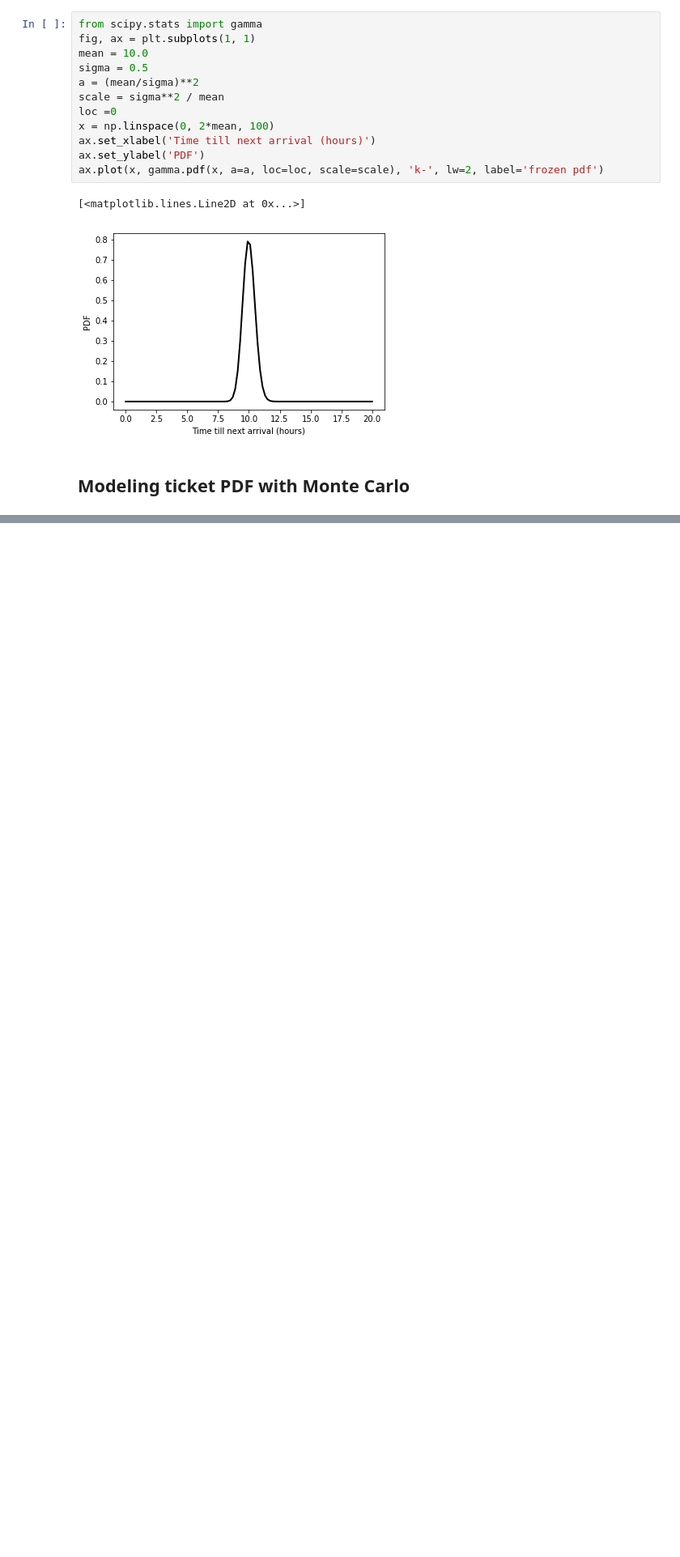
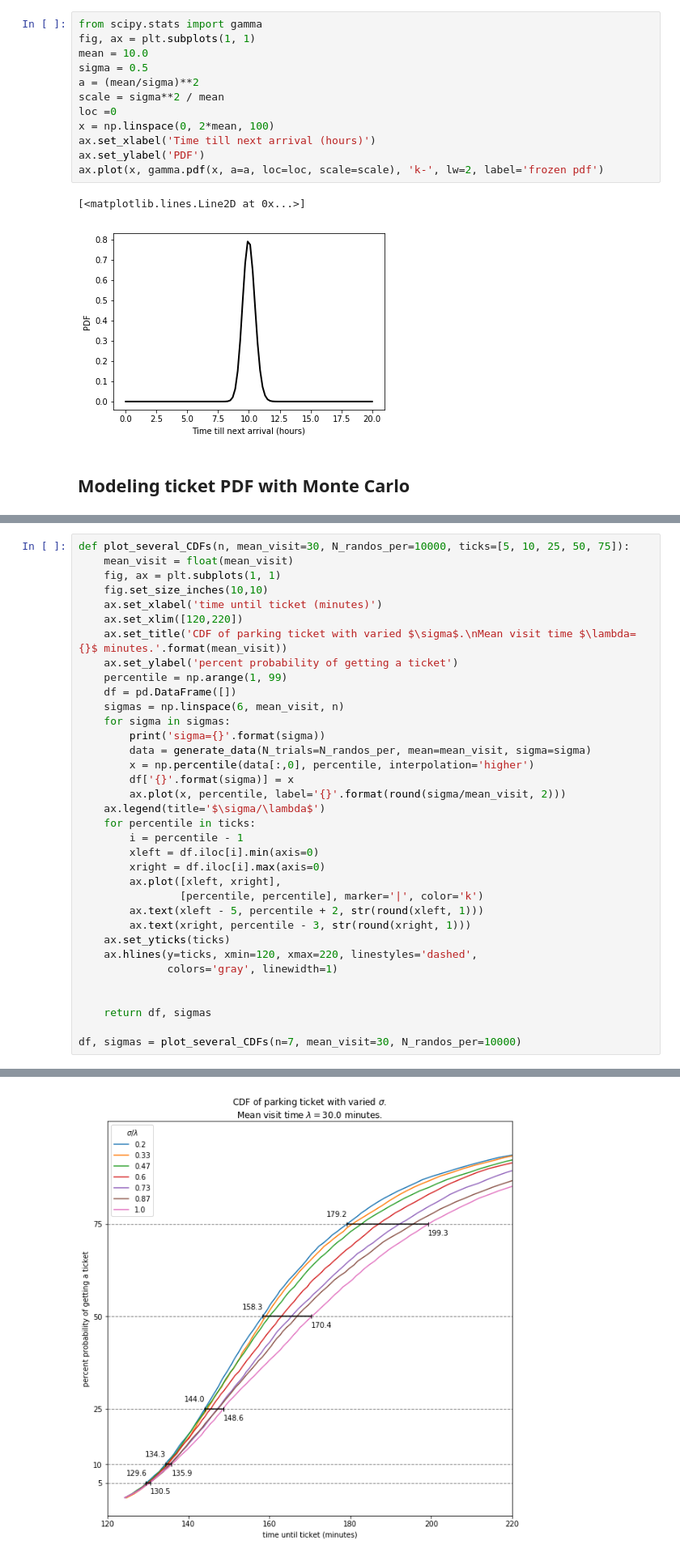
Before and after one commit to adeich/little_sci_comp_projects, a Jupyter notebook: Modeling getting a parking ticket.ipynb, the cells around one changed output, grey strips where cells are left out. Shown at 81% size. Drawn from its saved outputs; the diff is of its cells as text; blank space fills up the shorter version.

```diff
--- a/Modeling getting a parking ticket.ipynb
+++ b/Modeling getting a parking ticket.ipynb
@@ -213,0 +193,36 @@ compute_percentiles(data)
+# %%
+def plot_several_CDFs(n, mean_visit=30, N_randos_per=10000, ticks=[5, 10, 25, 50, 75]):
+    mean_visit = float(mean_visit)
+    fig, ax = plt.subplots(1, 1)
+    fig.set_size_inches(10,10)
+    ax.set_xlabel('time until ticket (minutes)')
+    ax.set_xlim([120,220])
+    ax.set_title('CDF of parking ticket with varied $\sigma$.\nMean visit time $\lambda= {}$ minutes.'.format(mean_visit))
+    ax.set_ylabel('percent probability of getting a ticket')
+    percentile = np.arange(1, 99)
+    df = pd.DataFrame([])
+    sigmas = np.linspace(6, mean_visit, n)
+    for sigma in sigmas:
+        print('sigma={}'.format(sigma))
+        data = generate_data(N_trials=N_randos_per, mean=mean_visit, sigma=sigma)
+        x = np.percentile(data[:,0], percentile, interpolation='higher')
+        df['{}'.format(sigma)] = x
+        ax.plot(x, percentile, label='{}'.format(round(sigma/mean_visit, 2)))
+    ax.legend(title='$\sigma/\lambda$')
+    for percentile in ticks:
+        i = percentile - 1
+        xleft = df.iloc[i].min(axis=0)
+        xright = df.iloc[i].max(axis=0)
+        ax.plot([xleft, xright],
+                [percentile, percentile], marker='|', color='k')
+        ax.text(xleft - 5, percentile + 2, str(round(xleft, 1)))
+        ax.text(xright, percentile - 3, str(round(xright, 1)))
+    ax.set_yticks(ticks)
+    ax.hlines(y=ticks, xmin=120, xmax=220, linestyles='dashed',
+              colors='gray', linewidth=1)
+
+
+    return df, sigmas
+
+df, sigmas = plot_several_CDFs(n=7, mean_visit=30, N_randos_per=10000)
+# %% [output]
@@ -213,0 +236 @@ compute_percentiles(data)
+[figure, added]
```
Also changed, not shown: parts of 5 cells of this notebook.
